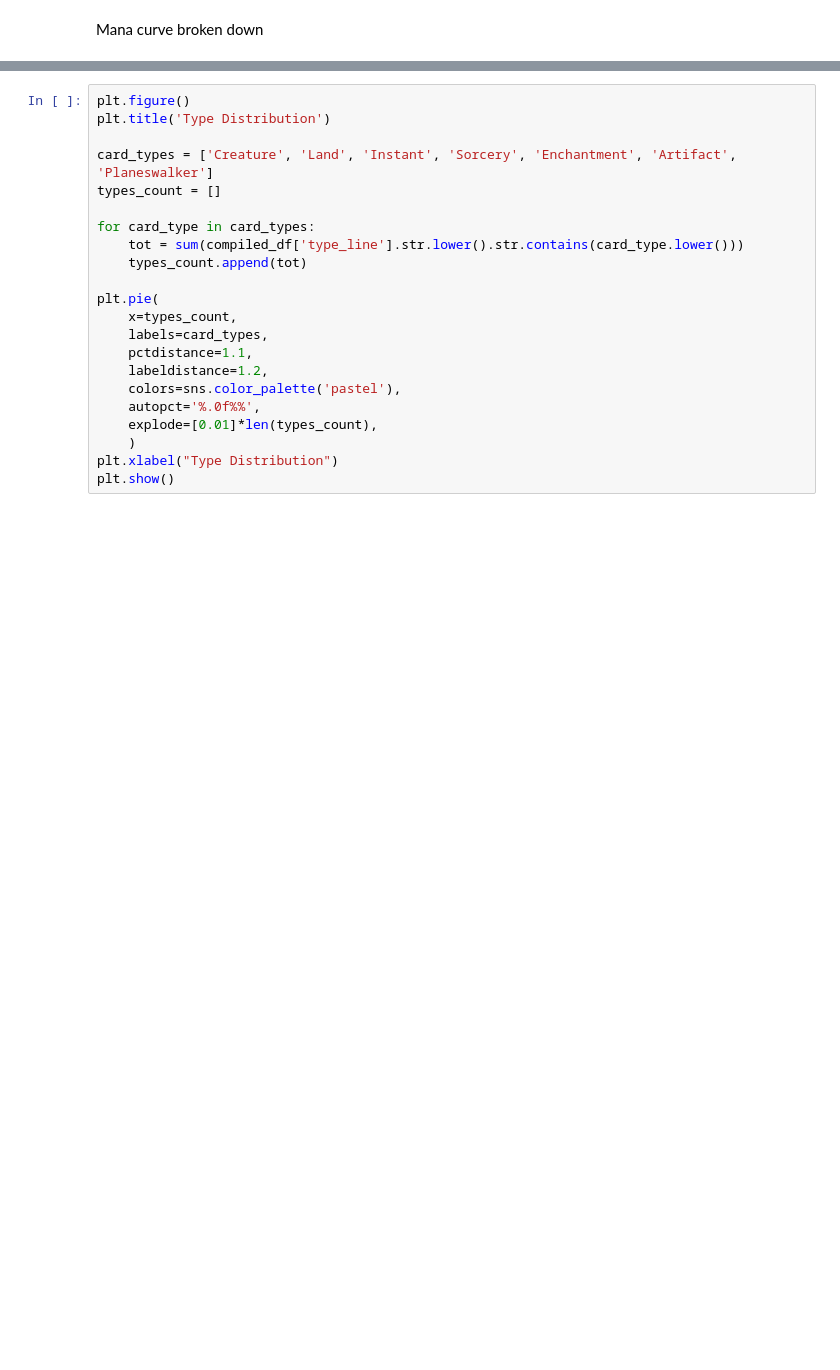
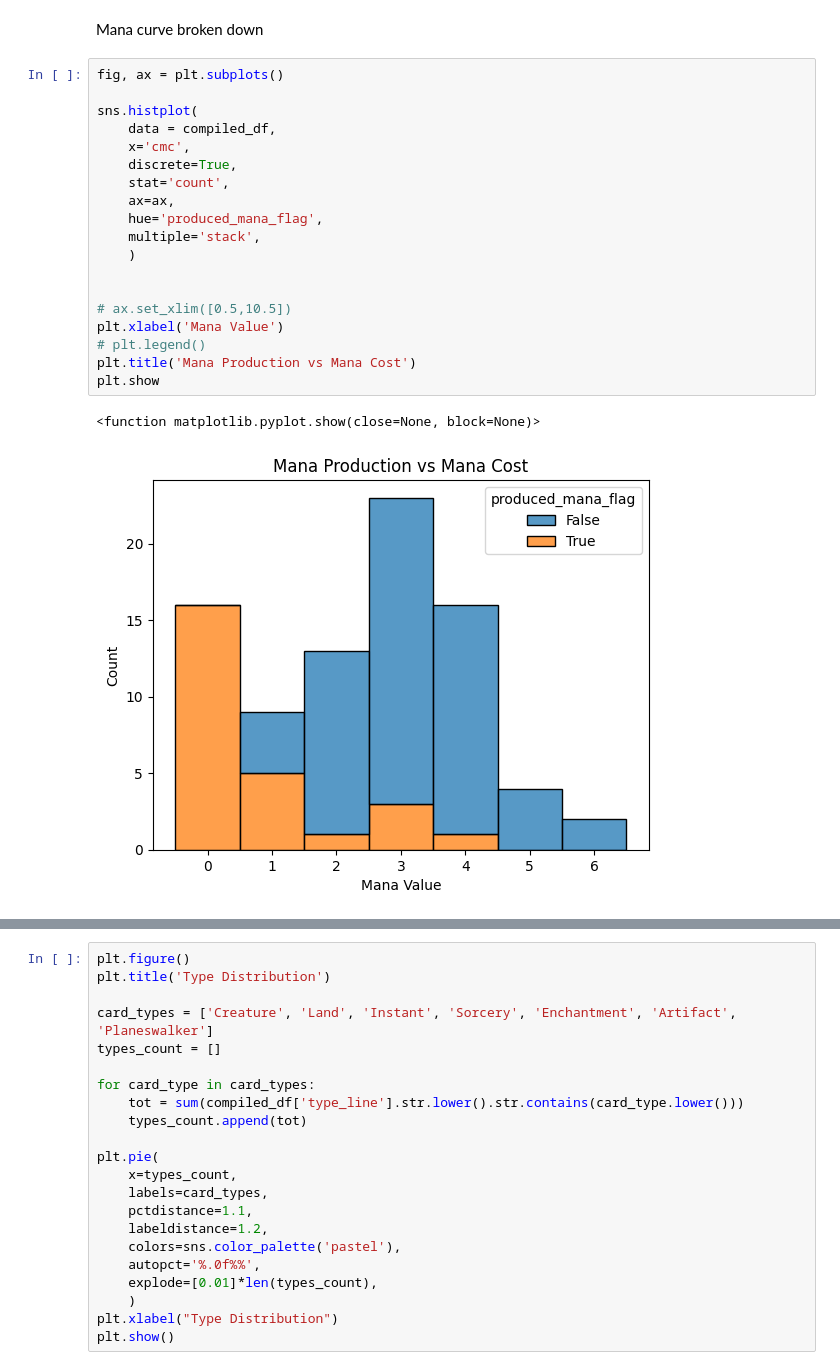
Before and after one commit to andrewknoesen/MTG_Deck_Builder, a Jupyter notebook: visuals_notebook/main.ipynb, the cells around one changed output, grey strips where cells are left out. Drawn from its saved outputs; the diff is of its cells as text; blank space fills up the shorter version.

```diff
--- a/visuals_notebook/main.ipynb
+++ b/visuals_notebook/main.ipynb
@@ -173,6 +213,28 @@ Text(0.5, 0, 'Mana cost')
 [figure]
 # %% [markdown]
 Mana curve broken down
+# %%
+fig, ax = plt.subplots()
+
+sns.histplot(
+    data = compiled_df,
+    x='cmc',
+    discrete=True,
+    stat='count',
+    ax=ax,
+    hue='produced_mana_flag',
+    multiple='stack',
+    )
+
+
+# ax.set_xlim([0.5,10.5])
+plt.xlabel('Mana Value')
+# plt.legend()
+plt.title('Mana Production vs Mana Cost')
+plt.show
+# %% [output]
+<function matplotlib.pyplot.show(close=None, block=None)>
+[figure, added]
 # %%
 fig, ax = plt.subplots()
 
```
Also changed, not shown: parts of 12 cells of this notebook.
